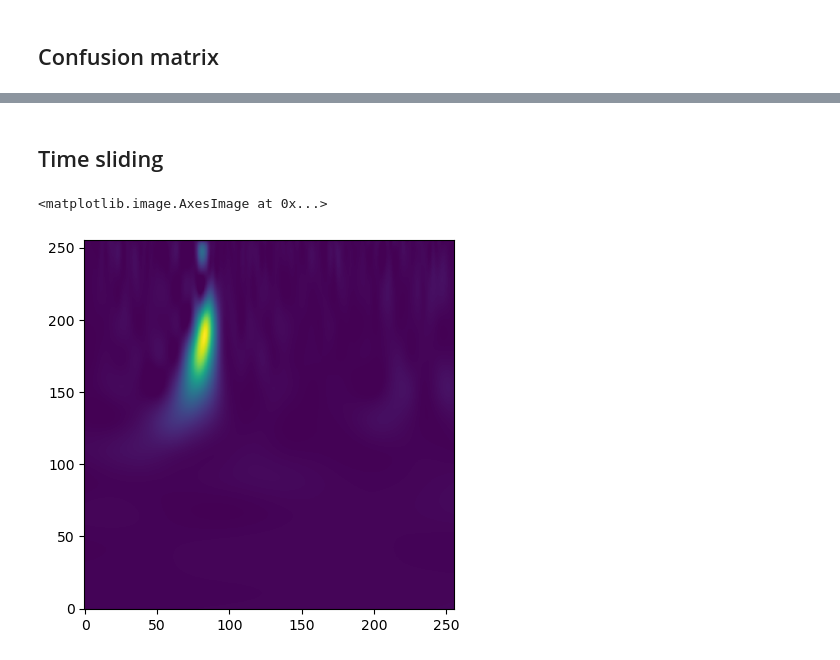
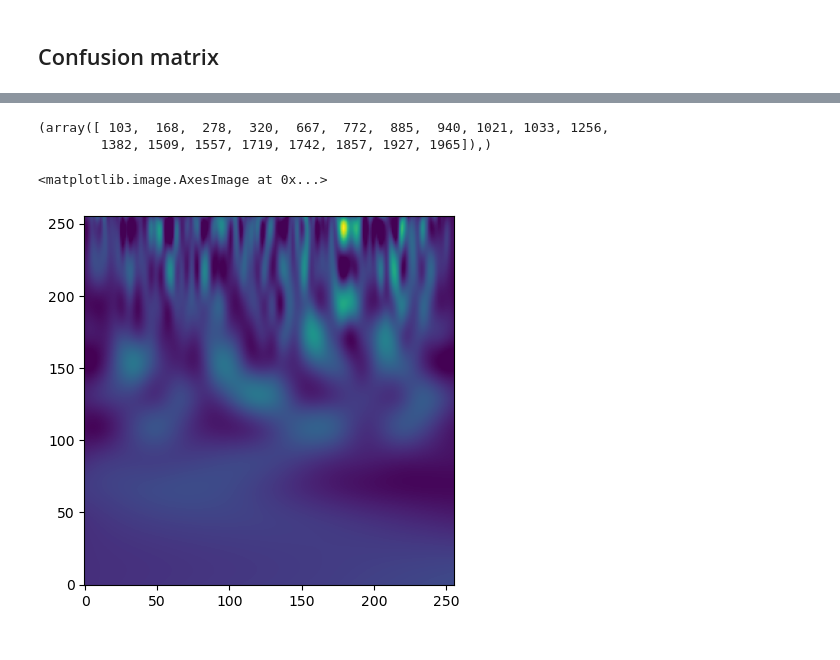
Before and after one commit to AryamannRao/LISAGlitchSignalClassifier, a Jupyter notebook: src/notebooks/model_ehm_inference.ipynb, the cells around one changed output, grey strips where cells are left out. Saved outputs shown, nothing was run; the diff lists cells and outputs as text; code cells hidden in the pictures.

```diff
--- a/src/notebooks/model_ehm_inference.ipynb
+++ b/src/notebooks/model_ehm_inference.ipynb
@@ -294,2 +327,0 @@ plt.show()
-# %% [markdown]
-## Time sliding
@@ -299,5 +328,11 @@ image, label = test_dataset[0]
+# %%
+np.where((true_class == 1)&(pred_class == 0))
+# %% [output]
+(array([ 103,  168,  278,  320,  667,  772,  885,  940, 1021, 1033, 1256,
+        1382, 1509, 1557, 1719, 1742, 1857, 1927, 1965]),)
 # %%
+image, label = test_dataset[168]
 plt.imshow(image[0], origin='lower')
 # %% [output]
 <matplotlib.image.AxesImage at 0x...>
-[figure, old version]
+[figure, new version]
```
Also changed, not shown: parts of 9 cells of this notebook, 18 other files.
